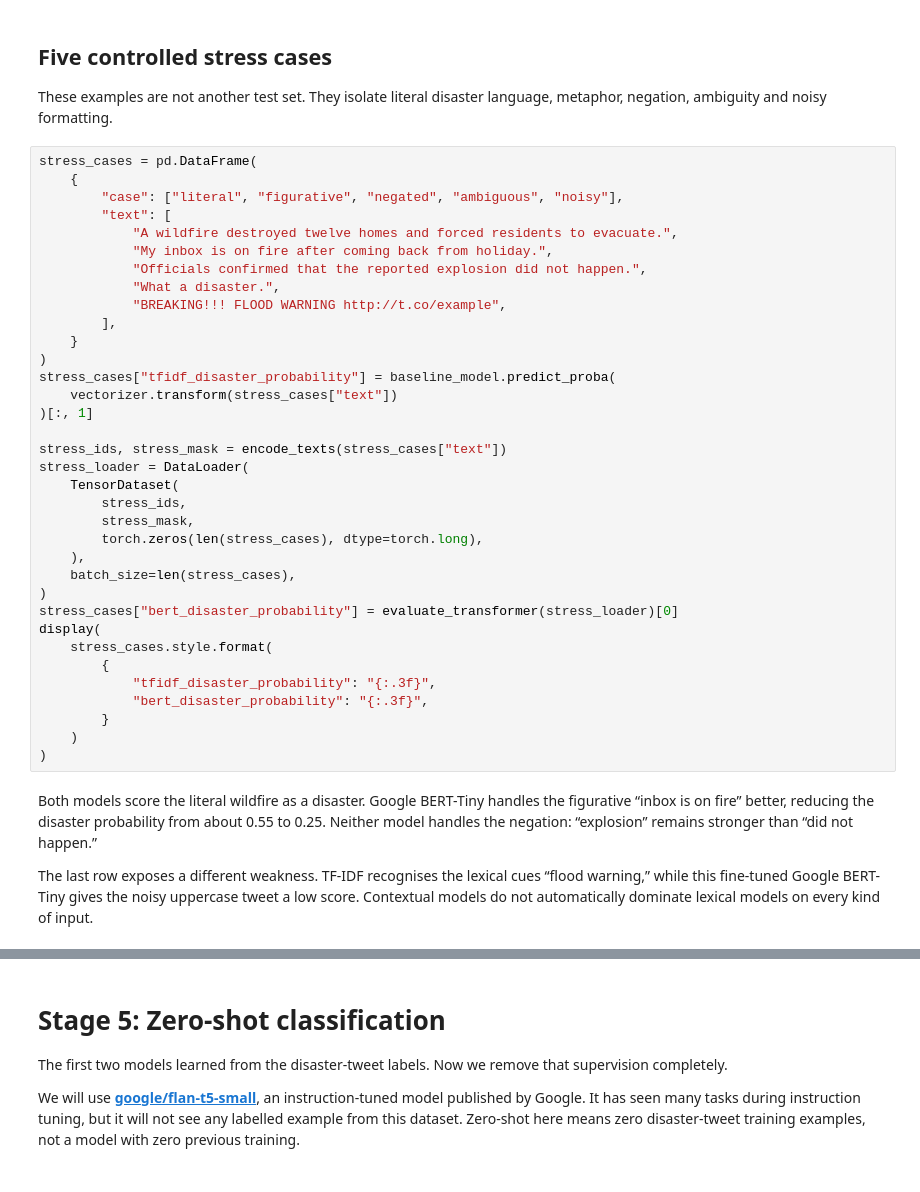
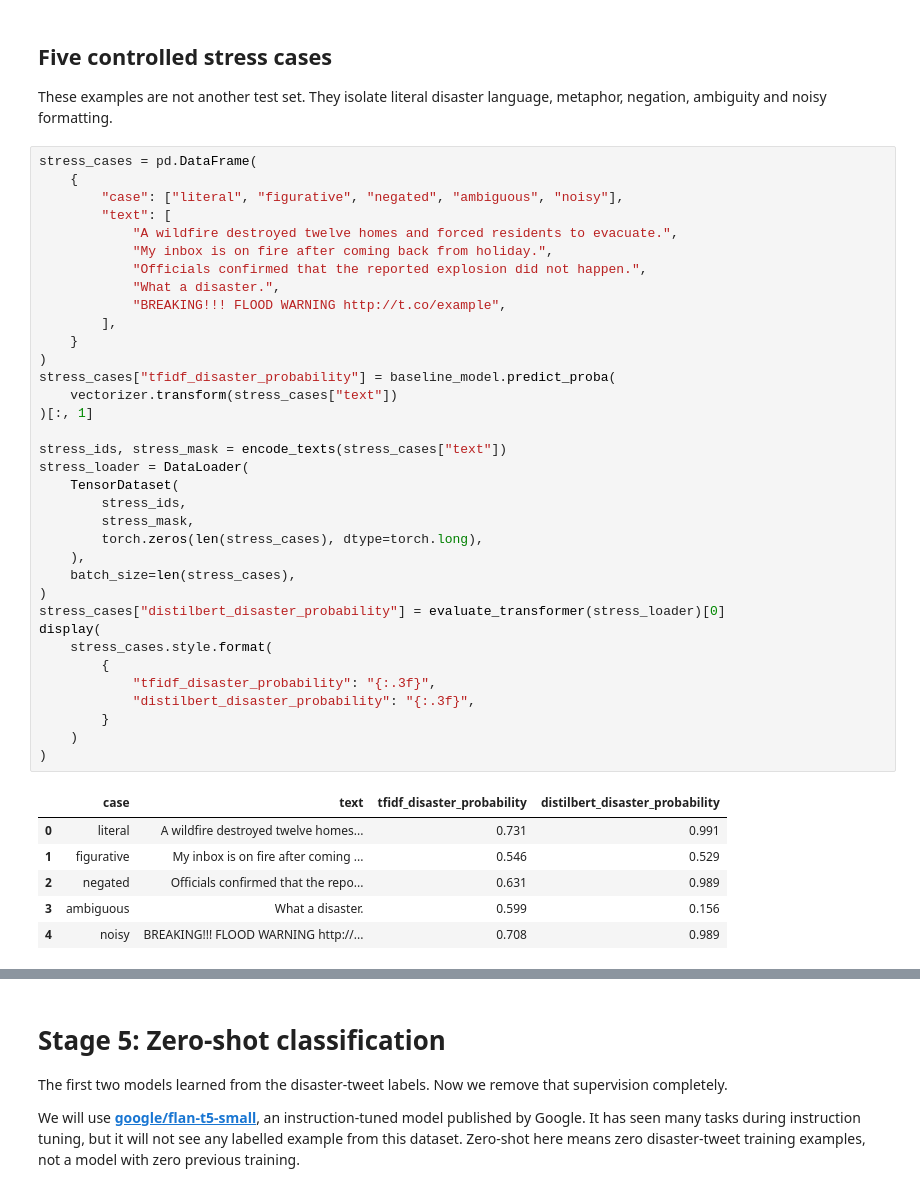
Before and after one commit to acastellanos-ie/NLP-MBDS-EN, a Jupyter notebook: 06_transfer_learning_and_fine_tuning/practice_solution.ipynb, the cells around one changed output, grey strips where cells are left out. Saved outputs shown, nothing was run; the diff lists cells and outputs as text.

```diff
--- a/06_transfer_learning_and_fine_tuning/practice_solution.ipynb
+++ b/06_transfer_learning_and_fine_tuning/practice_solution.ipynb
@@ -443,36 +515,39 @@ stress_cases = pd.DataFrame(
         "case": ["literal", "figurative", "negated", "ambiguous", "noisy"],
         "text": [
             "A wildfire destroyed twelve homes and forced residents to evacuate.",
             "My inbox is on fire after coming back from holiday.",
             "Officials confirmed that the reported explosion did not happen.",
             "What a disaster.",
             "BREAKING!!! FLOOD WARNING http://t.co/example",
         ],
     }
 )
 stress_cases["tfidf_disaster_probability"] = baseline_model.predict_proba(
     vectorizer.transform(stress_cases["text"])
 )[:, 1]
 
 stress_ids, stress_mask = encode_texts(stress_cases["text"])
 stress_loader = DataLoader(
     TensorDataset(
         stress_ids,
         stress_mask,
         torch.zeros(len(stress_cases), dtype=torch.long),
     ),
     batch_size=len(stress_cases),
 )
-stress_cases["bert_disaster_probability"] = evaluate_transformer(stress_loader)[0]
+stress_cases["distilbert_disaster_probability"] = evaluate_transformer(stress_loader)[0]
 display(
     stress_cases.style.format(
         {
             "tfidf_disaster_probability": "{:.3f}",
-            "bert_disaster_probability": "{:.3f}",
+            "distilbert_disaster_probability": "{:.3f}",
         }
     )
 )
+# %% [output]
+|  | case | text | tfidf_disaster_probability | distilbert_disaster_probability |
+| 0 | literal | A wildfire destroyed twelve homes... | 0.731 | 0.991 |
+| 1 | figurative | My inbox is on fire after coming ... | 0.546 | 0.529 |
+| 2 | negated | Officials confirmed that the repo... | 0.631 | 0.989 |
+| 3 | ambiguous | What a disaster. | 0.599 | 0.156 |
+| 4 | noisy | BREAKING!!! FLOOD WARNING http://... | 0.708 | 0.989 |
-# %% [markdown]
-Both models score the literal wildfire as a disaster. Google BERT-Tiny handles the figurative “inbox is on fire” better, reducing the disaster probability from about 0.55 to 0.25. Neither model handles the negation: “explosion” remains stronger than “did not happen.”
-
-The last row exposes a different weakness. TF-IDF recognises the lexical cues “flood warning,” while this fine-tuned Google BERT-Tiny gives the noisy uppercase tweet a low score. Contextual models do not automatically dominate lexical models on every kind of input.
```
Also changed, not shown: parts of 33 cells of this notebook, 2 other files.
